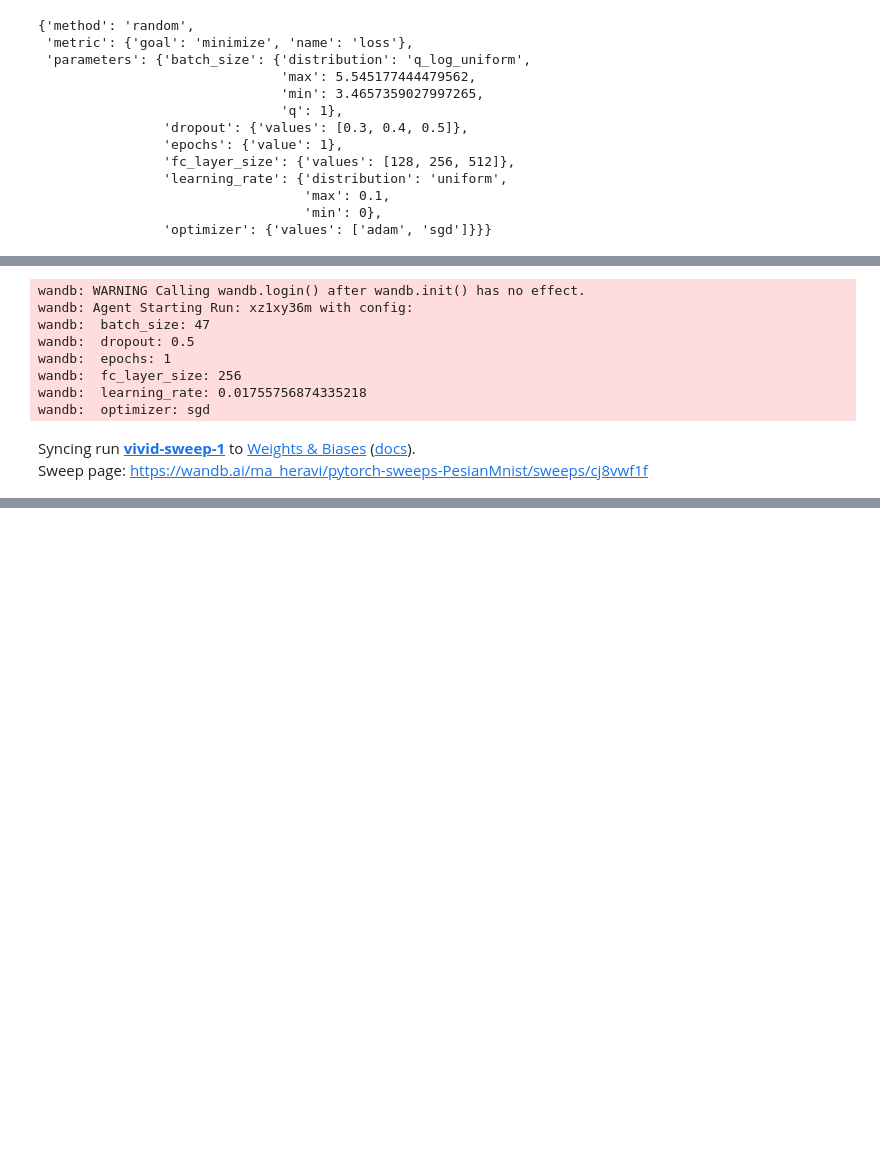
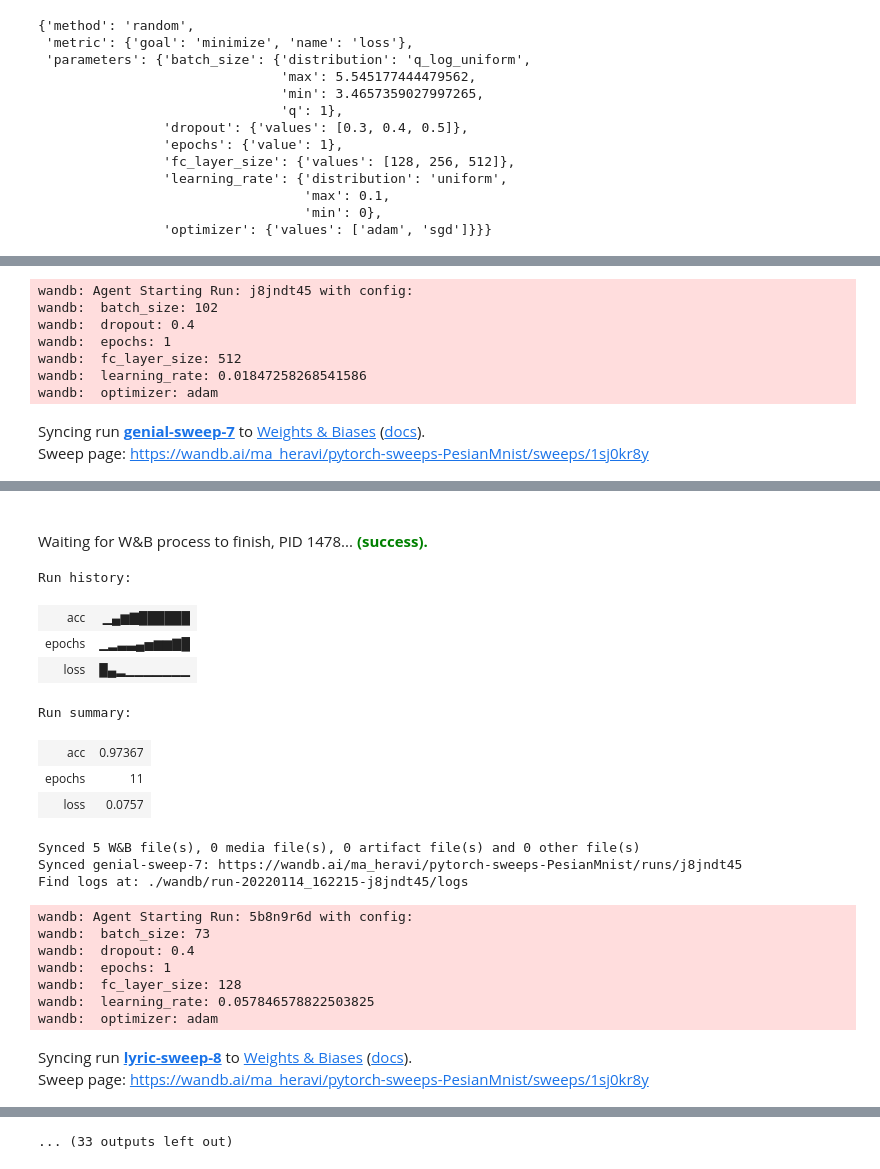
Before and after one commit to maheravi/Deep-Learning, a Jupyter notebook: PyTorch Persian Mnist TL/Persian_Mnist_Sweep.ipynb, the cells around one changed output, grey strips where cells are left out. Drawn from its saved outputs; the diff is of its cells as text; code cells hidden in the pictures; blank space fills up the shorter version.

```diff
--- a/PyTorch Persian Mnist TL/Persian_Mnist_Sweep.ipynb
+++ b/PyTorch Persian Mnist TL/Persian_Mnist_Sweep.ipynb
@@ -90,3 +109,11 @@ Sweep URL: https://wandb.ai/ma_heravi/pytorch-sweeps-PesianMnist/sweeps/cj8vwf1f
+# %%
+epochs = 10
+loss_function = nn.CrossEntropyLoss()
+
+def calc_acc(preds, labels):
+    _, preds_max = torch.max(preds, 1)
+    acc = torch.sum(preds_max == labels.data, dtype=torch.float64) / len(preds)
+    return acc
 # %%
 import torch
 import torch.optim as optim
@@ -108,7 +135,7 @@ def train(config=None):
         optimizer = build_optimizer(network, config.optimizer, config.learning_rate)
 
         for epoch in range(1, epochs+1):
-            total_loss = train_epoch(network, loader, optimizer)
+            total_loss, total_acc = train_epoch(network, loader, optimizer)
             print(f"Epoch: {epoch+1}, Loss: {total_loss}")
             wandb.log({'epochs':  epoch + 1,
               'loss': total_loss,
@@ -179,13 +210,12 @@ def train_epoch(network, loader, optimizer):
 # %%
-wandb.agent(sweep_id, train)
+wandb.agent(sweep_id, train, count=5)
 # %% [output]
-wandb: WARNING Calling wandb.login() after wandb.init() has no effect.
-wandb: Agent Starting Run: xz1xy36m with config:
-wandb:  batch_size: 47
-wandb:  dropout: 0.5
+wandb: Agent Starting Run: j8jndt45 with config:
+wandb:  batch_size: 102
+wandb:  dropout: 0.4
 wandb:  epochs: 1
-wandb:  fc_layer_size: 256
-wandb:  learning_rate: 0.01755756874335218
-wandb:  optimizer: sgd
+wandb:  fc_layer_size: 512
+wandb:  learning_rate: 0.01847258268541586
+wandb:  optimizer: adam
-Syncing run vivid-sweep-1 to Weights & Biases (docs).
-Sweep page: https://wandb.ai/ma_heravi/pytorch-sweeps-PesianMnist/sweeps/cj8vwf1f
+Syncing run genial-sweep-7 to Weights & Biases (docs).
+Sweep page: https://wandb.ai/ma_heravi/pytorch-sweeps-PesianMnist/sweeps/1sj0kr8y
@@ -193,0 +242,21 @@ wandb: Ctrl + C detected. Stopping sweep.
+Waiting for W&B process to finish, PID 1478... (success).
+Run history:
+| acc | ▁▄▆▇██████ |
+| epochs | ▁▂▃▃▄▅▆▆▇█ |
+| loss | █▄▂▁▁▁▁▁▁▁ |
+Run summary:
+| acc | 0.97367 |
+| epochs | 11 |
+| loss | 0.0757 |
+Synced 5 W&B file(s), 0 media file(s), 0 artifact file(s) and 0 other file(s)
+Synced genial-sweep-7: https://wandb.ai/ma_heravi/pytorch-sweeps-PesianMnist/runs/j8jndt45
+Find logs at: ./wandb/run-20220114_162215-j8jndt45/logs
+wandb: Agent Starting Run: 5b8n9r6d with config:
+wandb:  batch_size: 73
+wandb:  dropout: 0.4
+wandb:  epochs: 1
+wandb:  fc_layer_size: 128
+wandb:  learning_rate: 0.057846578822503825
+wandb:  optimizer: adam
+Syncing run lyric-sweep-8 to Weights & Biases (docs).
+Sweep page: https://wandb.ai/ma_heravi/pytorch-sweeps-PesianMnist/sweeps/1sj0kr8y
@@ -194 +283,2 @@ wandb: Ctrl + C detected. Stopping sweep.
+... (33 outputs left out)
 # %%
```
Also changed, not shown: parts of 8 cells of this notebook.
